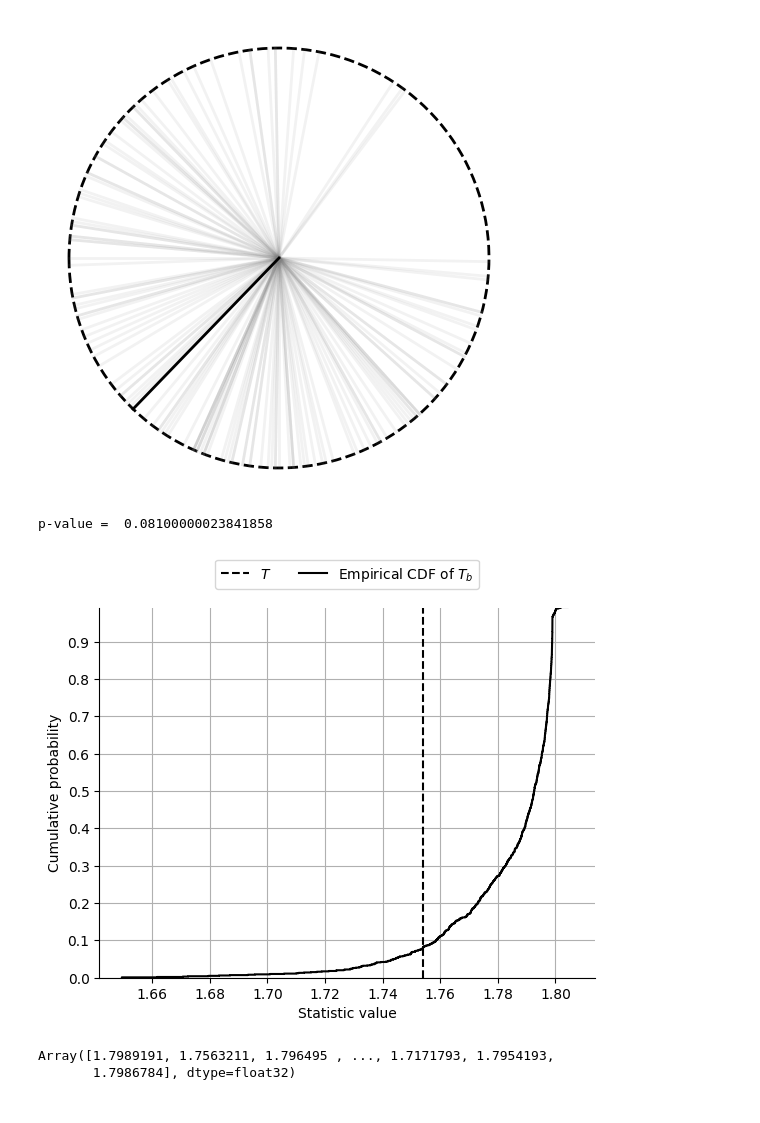
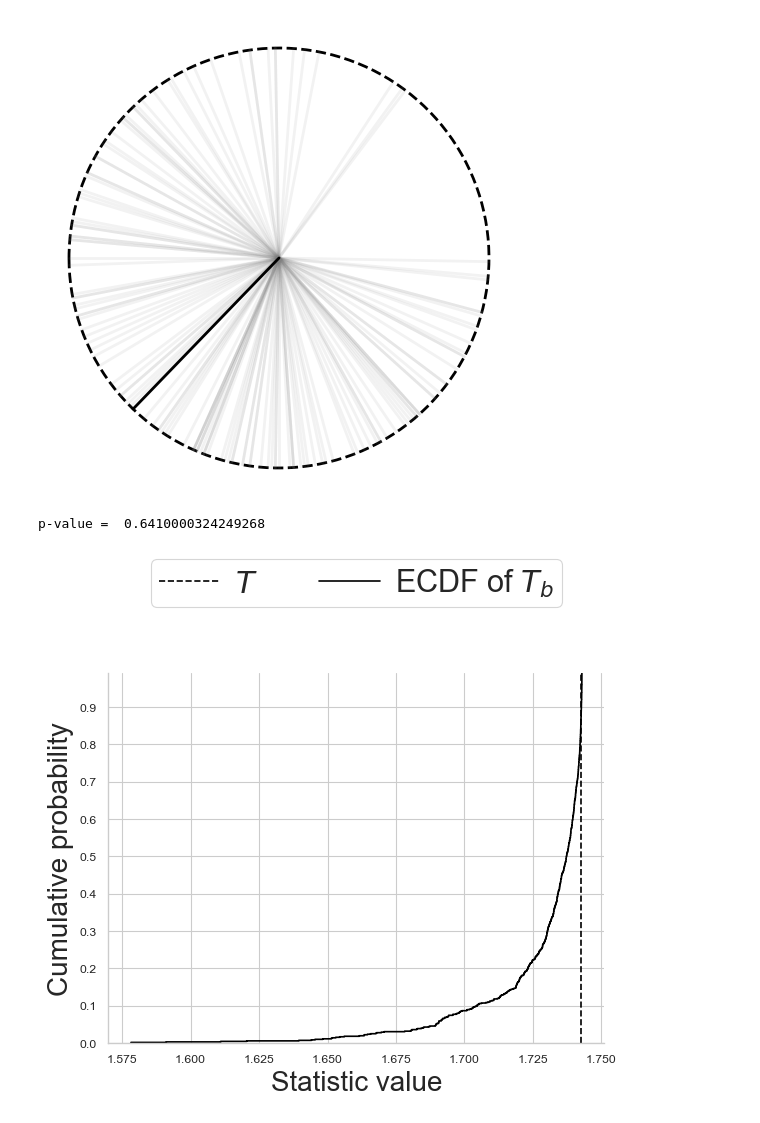
Before and after one commit to matthieubulte/meantesting, a Jupyter notebook: wind.ipynb, the cells around one changed output. Saved outputs shown, nothing was run; the diff lists cells and outputs as text; code cells hidden in the pictures.

Commit message:
Add plot for wwind symmetry

```diff
--- a/wind.ipynb
+++ b/wind.ipynb
@@ -1 +1,17 @@
+# %%
+import requests
+import pandas as pd
+import seaborn as sns
+import numpy as np
+import matplotlib.pyplot as plt
+import jax.numpy as jnp
+import jax
+from sphere import Sphere as S
+import seaborn as sns
+
+sns.set_theme()
+sns.set_style("whitegrid")
+sns.set_context(
+    "paper", rc={"axes.legendsize": 20, "axes.labelsize": 20, "axes.xtickssize": 20}
+)
 # %%
@@ -108,16 +91,7 @@ sns.scatterplot(midday_df, x="timestamp", y="value")
 # %%
-midday_df = (
-    df[
-        (df["timestamp"].dt.hour == 12)
-        & (df["timestamp"].dt.year == 2024)
-        & (df["timestamp"].dt.month >= 6)
-    ]
-    .groupby(df["timestamp"].dt.floor("h"))
-    .first()
-)
-print(len(midday_df))
 X = jnp.array(midday_df[["x", "y"]].values)
 mu_hat = S.frechet_mean(X, None, max_iter=100)
+print(mu_hat)
 mu_hat_angle = np.arctan2(mu_hat[1], mu_hat[0]) + 2 * np.pi
 data = 2 * np.pi * midday_df["value"].values / 360
 fig, ax = plt.subplots(subplot_kw={"projection": "polar"})
@@ -152,6 +126,7 @@ x = 2 * np.pi * midday_df["value"].values / 360
 x = jnp.array([np.cos(x), np.sin(x)]).T
 
 mu_hat = S.frechet_mean(x, None, max_iter=100)
+mu_0 = jnp.array([np.cos(5 * np.pi / 4), np.sin(5 * np.pi / 4)])
 
 for i in range(x.shape[0]):
     plt.plot([0, x[i, 0]], [0, x[i, 1]], color="grey", zorder=1, alpha=0.1, linewidth=2)
@@ -204,40 +179,43 @@ def proc_inner(M, x, mu_0, key):
     t_b = jax.vmap(fun)(jax.random.split(key, num_bootstrap))
 
     return t, t_b
 
 
-mu_0_angle = 4 * np.pi / 3
+mu_0_angle = 5 * np.pi / 4
 key = jax.random.PRNGKey(0)
 t, t_b = proc_inner(
     S,
     X,
     jnp.array([np.cos(mu_0_angle), np.sin(mu_0_angle)]),
     key,
 )
 print("p-value = ", (t_b <= t).mean().item())
 
 plt.axvline(t, linestyle="--", color="black", label=r"$T$")
-plt.ecdf(t_b[~np.isnan(t_b)], color="black", label=r"Empirical CDF of $T_b$")
+plt.ecdf(t_b[~np.isnan(t_b)], color="black", label=r"ECDF of $T_b$")
 plt.xlabel("Statistic value")
 plt.ylabel("Cumulative probability")
 plt.grid("on")
-plt.legend(loc="upper center", bbox_to_anchor=(0.5, 1.15), ncol=2)
+plt.legend(
+    loc="upper center",
+    bbox_to_anchor=(0.5, 1.35),
+    ncol=2,
+    handlelength=2.0,
+    handletextpad=0.5,
+    prop={"size": 22},
+    borderpad=0.25,
+)
 plt.yticks(np.linspace(0, 1, 11))
 plt.ylim(0, 0.99)
 ax = plt.gca()
 ax.spines["top"].set_visible(False)
 ax.spines["right"].set_visible(False)
 
 plt.savefig(
     "./plots/wind_result.pdf",
     bbox_inches="tight",
     transparent=True,
 )
 # %% [output]
-p-value =  0.08100000023841858
+p-value =  0.6410000324249268
-[figure, old version]
+[figure, new version]
-# %%
-t_b
-# %% [output]
-Array([1.7989191, 1.7563211, 1.796495 , ..., 1.7171793, 1.7954193,
-       1.7986784], dtype=float32)
```
Also changed, not shown: parts of 5 cells of this notebook, 3 other files.
